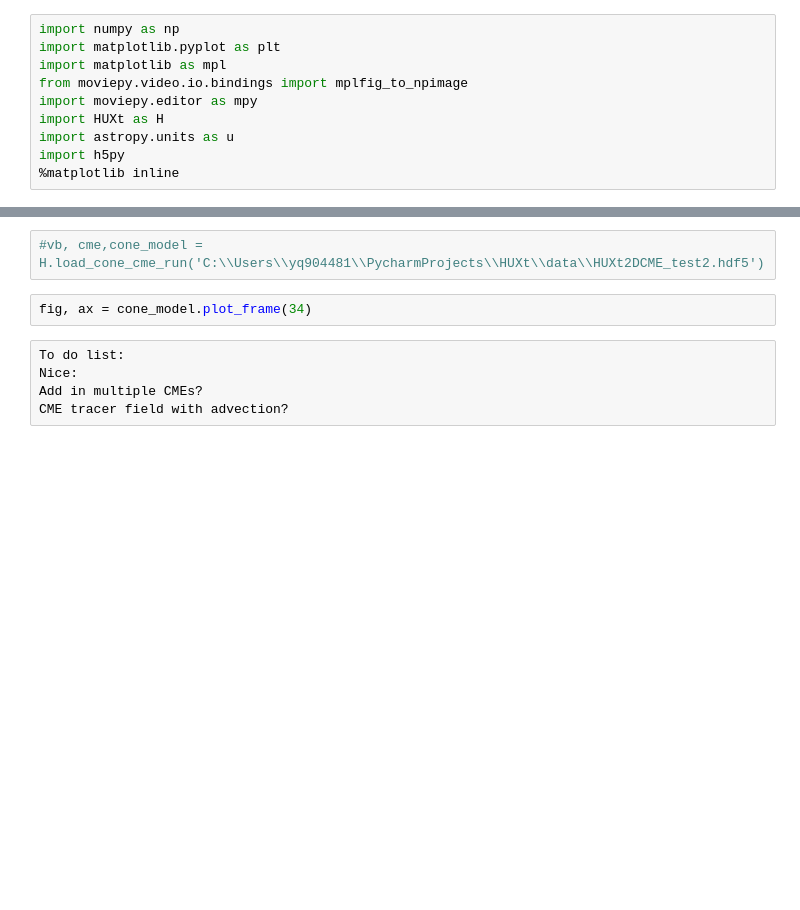
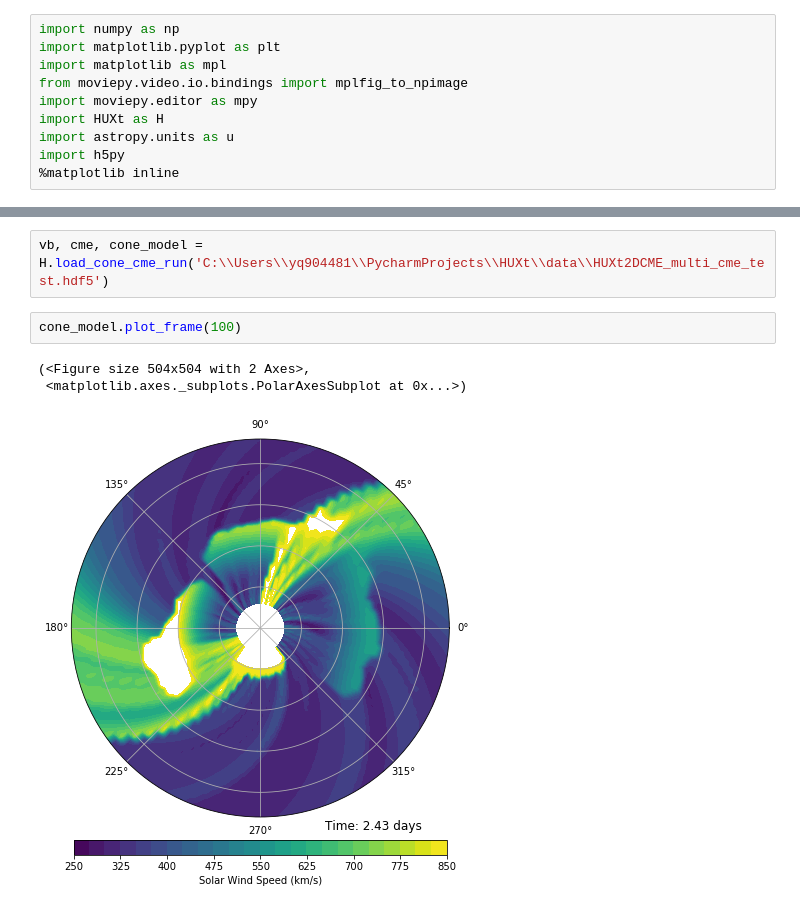
Before and after one commit to University-of-Reading-Space-Science/HUXt, a Jupyter notebook: code/Untitled.ipynb, the cells around one changed output, grey strips where cells are left out. Saved outputs shown, nothing was run; the diff lists cells and outputs as text; blank space fills up the shorter version.

Commit message:
Checked that multiple CMEs work, and that saving and loading with multiple cmes works OK. Added in a little bit of documentation

```diff
--- a/code/Untitled.ipynb
+++ b/code/Untitled.ipynb
@@ -58,9 +35,8 @@ Moviepy - video ready C:\Users\yq904481\PycharmProjects\HUXt\figures\HUXt2DCME_v
 # %%
-#vb, cme,cone_model = H.load_cone_cme_run('C:\\Users\\yq904481\\PycharmProjects\\HUXt\\data\\HUXt2DCME_test2.hdf5')
+vb, cme, cone_model = H.load_cone_cme_run('C:\\Users\\yq904481\\PycharmProjects\\HUXt\\data\\HUXt2DCME_multi_cme_test.hdf5')
-# %%
-fig, ax = cone_model.plot_frame(34)
-# %% [raw]
-To do list:
-Nice:
-Add in multiple CMEs?
-CME tracer field with advection?
+# %%
+cone_model.plot_frame(100)
+# %% [output]
+(<Figure size 504x504 with 2 Axes>,
+ <matplotlib.axes._subplots.PolarAxesSubplot at 0x...>)
+[figure, added]
```
Also changed, not shown: parts of 1 cell of this notebook, 1 other file.
